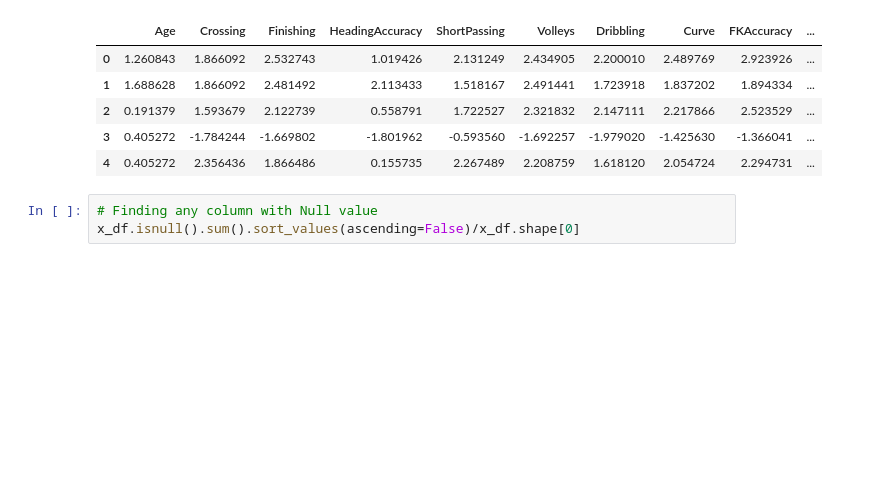
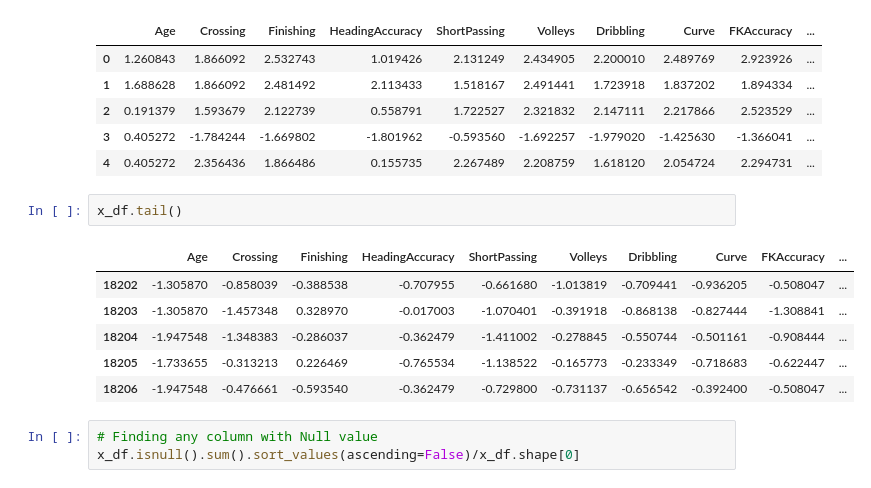
Before and after one commit to John-Slack/SEIS_763_Fifa_Values, a Jupyter notebook: Data/DataCleaningScripts/groupProject-ml 2.ipynb, the cells around one changed output. Drawn from its saved outputs; the diff is of its cells as text; blank space fills up the shorter version.

```diff
--- a/Data/DataCleaningScripts/groupProject-ml 2.ipynb
+++ b/Data/DataCleaningScripts/groupProject-ml 2.ipynb
@@ -340,6 +346,15 @@ x_df.head()
 | 2 | 0.191379 | 1.593679 | 2.122739 | 0.558791 | 1.722527 | 2.321832 | 2.147111 | 2.217866 | 2.523529 | ... |
 | 3 | 0.405272 | -1.784244 | -1.669802 | -1.801962 | -0.593560 | -1.692257 | -1.979020 | -1.425630 | -1.366041 | ... |
 | 4 | 0.405272 | 2.356436 | 1.866486 | 0.155735 | 2.267489 | 2.208759 | 1.618120 | 2.054724 | 2.294731 | ... |
+# %%
+x_df.tail()
+# %% [output]
+|  | Age | Crossing | Finishing | HeadingAccuracy | ShortPassing | Volleys | Dribbling | Curve | FKAccuracy | ... |
+| 18202 | -1.305870 | -0.858039 | -0.388538 | -0.707955 | -0.661680 | -1.013819 | -0.709441 | -0.936205 | -0.508047 | ... |
+| 18203 | -1.305870 | -1.457348 | 0.328970 | -0.017003 | -1.070401 | -0.391918 | -0.868138 | -0.827444 | -1.308841 | ... |
+| 18204 | -1.947548 | -1.348383 | -0.286037 | -0.362479 | -1.411002 | -0.278845 | -0.550744 | -0.501161 | -0.908444 | ... |
+| 18205 | -1.733655 | -0.313213 | 0.226469 | -0.765534 | -1.138522 | -0.165773 | -0.233349 | -0.718683 | -0.622447 | ... |
+| 18206 | -1.947548 | -0.476661 | -0.593540 | -0.362479 | -0.729800 | -0.731137 | -0.656542 | -0.392400 | -0.508047 | ... |
 # %%
 # Finding any column with Null value
 x_df.isnull().sum().sort_values(ascending=False)/x_df.shape[0]
```
Also changed, not shown: parts of 26 cells of this notebook.
